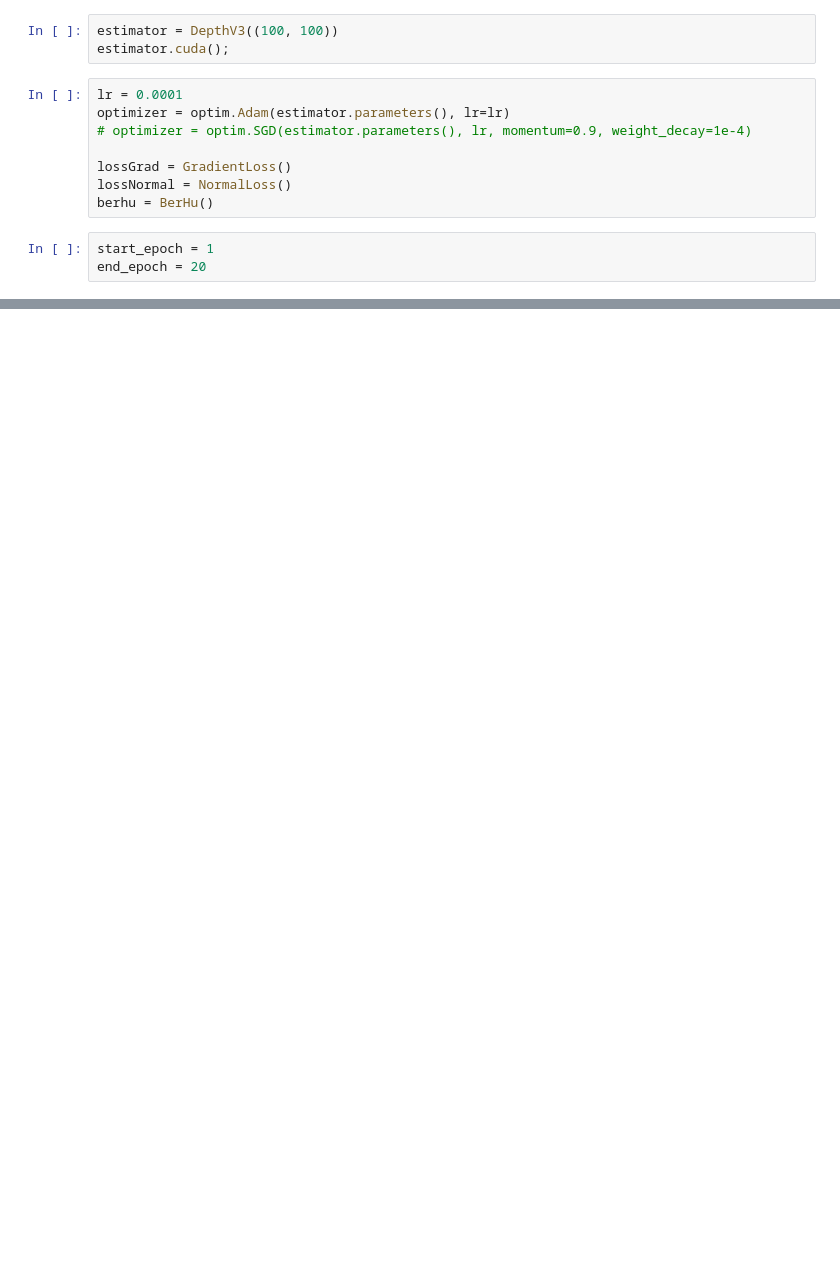
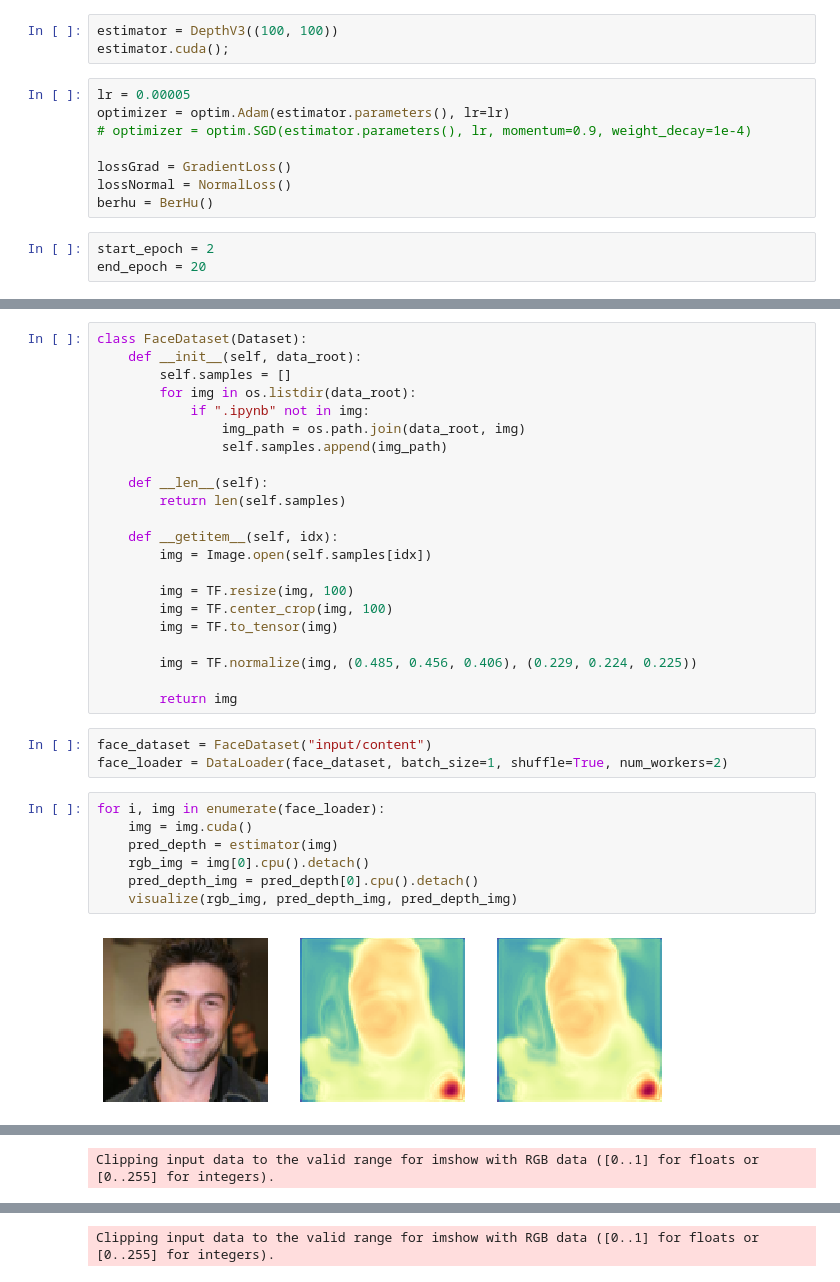
Before and after one commit to anhquancao/AI-VIS-transverse-project, a Jupyter notebook: pytorch-AdaIN/train_depth.ipynb, the cells around one changed output, grey strips where cells are left out. Drawn from its saved outputs; the diff is of its cells as text; blank space fills up the shorter version.

```diff
--- a/pytorch-AdaIN/train_depth.ipynb
+++ b/pytorch-AdaIN/train_depth.ipynb
@@ -100,7 +158,7 @@ torch.Size([8, 1, 100, 100])
 estimator = DepthV3((100, 100))
 estimator.cuda();
 # %%
-lr = 0.0001
+lr = 0.00005
 optimizer = optim.Adam(estimator.parameters(), lr=lr)
 # optimizer = optim.SGD(estimator.parameters(), lr, momentum=0.9, weight_decay=1e-4)
 
@@ -108,5 +166,5 @@ lossGrad = GradientLoss()
 lossNormal = NormalLoss()
 berhu = BerHu()
 # %%
-start_epoch = 1
+start_epoch = 2
 end_epoch = 20
@@ -186,0 +278,34 @@ NameError: name 'torch' is not defined
+# %%
+class FaceDataset(Dataset):
+    def __init__(self, data_root):
+        self.samples = []
+        for img in os.listdir(data_root):
+            if ".ipynb" not in img:
+                img_path = os.path.join(data_root, img)
+                self.samples.append(img_path)
+
+    def __len__(self):
+        return len(self.samples)
+
+    def __getitem__(self, idx):
+        img = Image.open(self.samples[idx])
+
+        img = TF.resize(img, 100)
+        img = TF.center_crop(img, 100)
+        img = TF.to_tensor(img)
+
+        img = TF.normalize(img, (0.485, 0.456, 0.406), (0.229, 0.224, 0.225))
+
+        return img
+# %%
+face_dataset = FaceDataset("input/content")
+face_loader = DataLoader(face_dataset, batch_size=1, shuffle=True, num_workers=2)
+# %%
+for i, img in enumerate(face_loader):
+    img = img.cuda()
+    pred_depth = estimator(img)
+    rgb_img = img[0].cpu().detach()
+    pred_depth_img = pred_depth[0].cpu().detach()
+    visualize(rgb_img, pred_depth_img, pred_depth_img)
+# %% [output]
+[figure, added]
@@ -186,0 +314 @@ NameError: name 'torch' is not defined
+Clipping input data to the valid range for imshow with RGB data ([0..1] for floats or [0..255] for integers).
@@ -186,0 +316 @@ NameError: name 'torch' is not defined
+Clipping input data to the valid range for imshow with RGB data ([0..1] for floats or [0..255] for integers).
```
Also changed, not shown: parts of 10 cells of this notebook, 11 other files.
